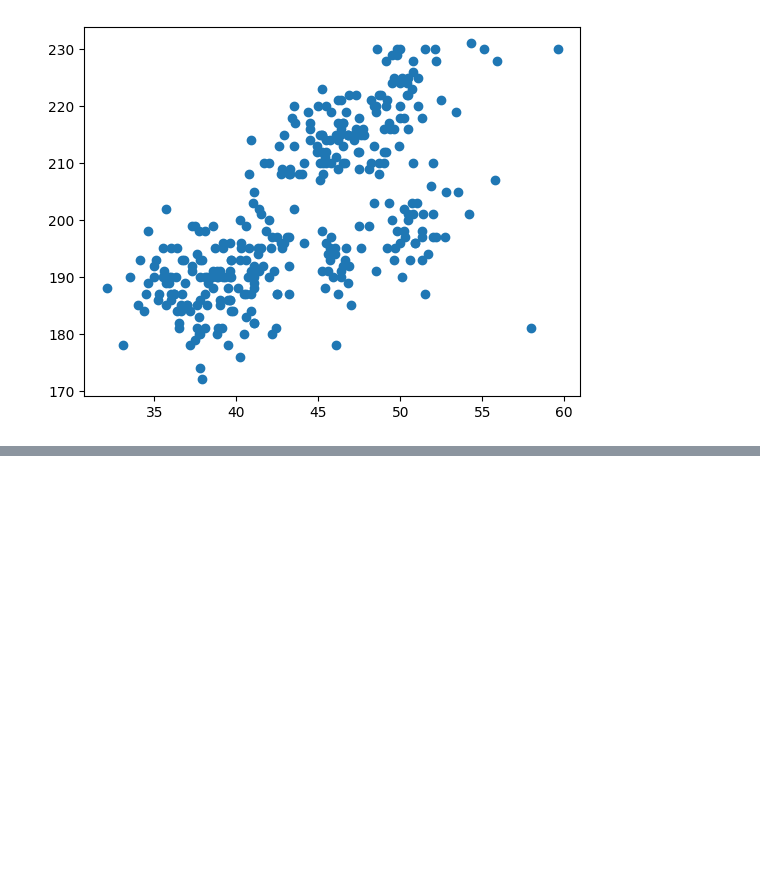
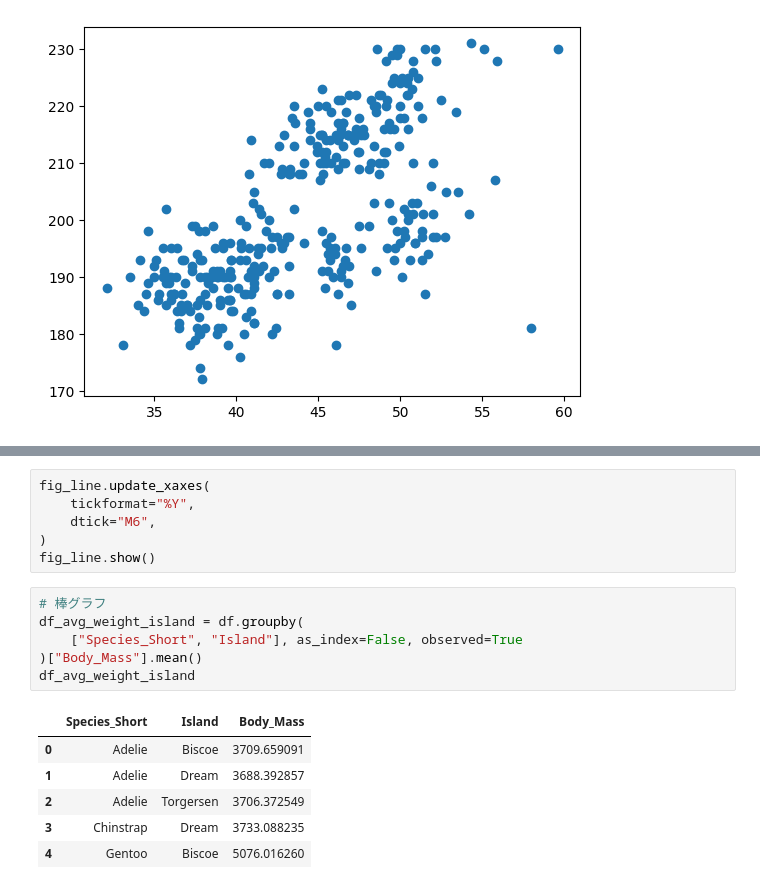
Before and after one commit to mori-akira/python-certified-data-practical-practice, a Jupyter notebook: 第5章 データの評価/5-3 定性的評価 (可視化).ipynb, the cells around one changed output, grey strips where cells are left out. Drawn from its saved outputs; the diff is of its cells as text; blank space fills up the shorter version.

```diff
--- a/第5章 データの評価/5-3 定性的評価 (可視化).ipynb
+++ b/第5章 データの評価/5-3 定性的評価 (可視化).ipynb
@@ -79,0 +156,19 @@ px.scatter(
+# %%
+fig_line.update_xaxes(
+    tickformat="%Y",
+    dtick="M6",
+)
+fig_line.show()
+# %%
+# 棒グラフ
+df_avg_weight_island = df.groupby(
+    ["Species_Short", "Island"], as_index=False, observed=True
+)["Body_Mass"].mean()
+df_avg_weight_island
+# %% [output]
+|  | Species_Short | Island | Body_Mass |
+| 0 | Adelie | Biscoe | 3709.659091 |
+| 1 | Adelie | Dream | 3688.392857 |
+| 2 | Adelie | Torgersen | 3706.372549 |
+| 3 | Chinstrap | Dream | 3733.088235 |
+| 4 | Gentoo | Biscoe | 5076.016260 |
```
Also changed, not shown: parts of 19 cells of this notebook, 1 other file.
